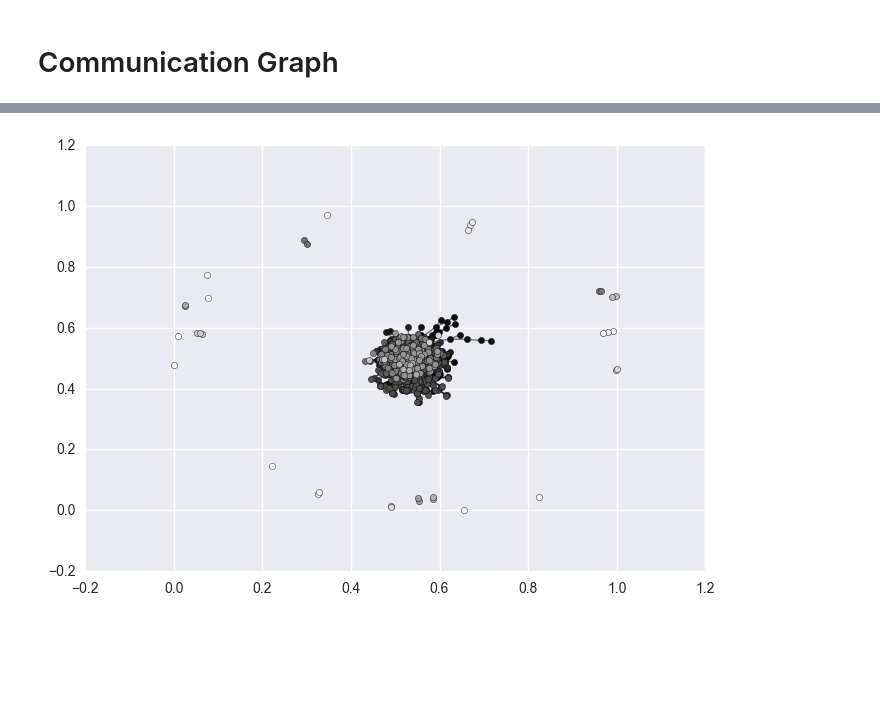
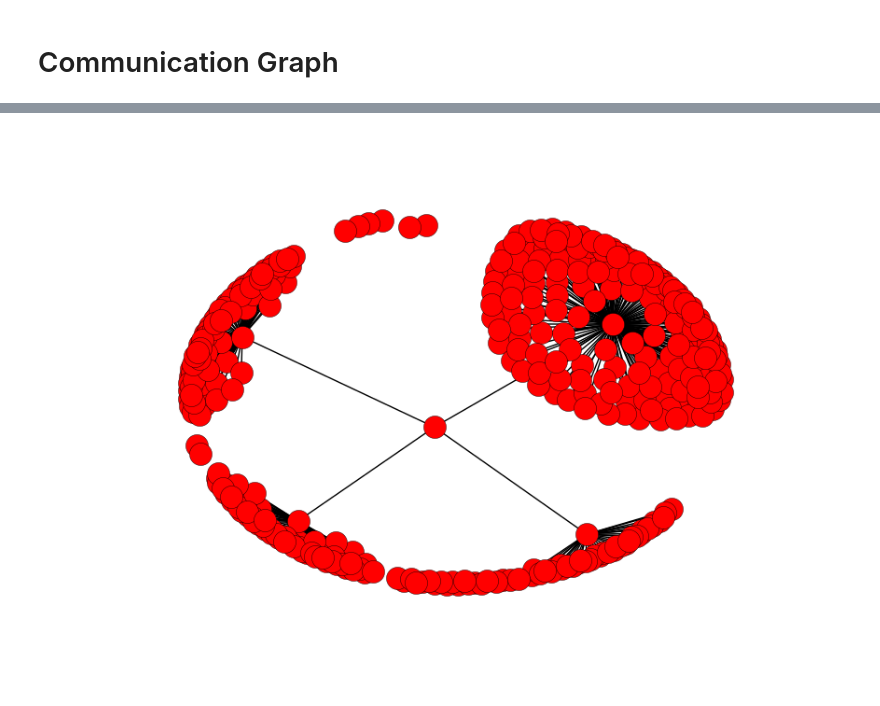
Before and after one commit to vidit09/ada-project, a Jupyter notebook: Communities/communities.ipynb, the cells around one changed output, grey strips where cells are left out. Cells and saved outputs as stored; diff of their text form; code cells hidden in the pictures; blank space fills up the shorter version.

```diff
--- a/Communities/communities.ipynb
+++ b/Communities/communities.ipynb
@@ -61,14 +145,14 @@ partition = community.best_partition(G)
-# %%
-#drawing
-size = float(len(set(partition.values())))
-pos = nx.spring_layout(G)
-count = 0.
-for com in set(partition.values()) :
-    count = count + 1.
-    list_nodes = [nodes for nodes in partition.keys() if partition[nodes] == com]
-    nx.draw_networkx_nodes(G, pos, list_nodes, node_size = 20, node_color = str(count / size))
-
-nx.draw_networkx_edges(G,pos, alpha=0.5)
-plt.show()
-# %% [output]
-[figure, removed]
+# %%
+path = "../data/reddit_uk_submissions_fullcorpus"
+all_files = glob.glob(os.path.join(path, "part-*"))
+dfs = pd.concat((pd.read_csv(f) for f in all_files), ignore_index=True)
+#dfs = dfs[dfs.num_comments >= 1000]
+# %%
+dfs_tmp = dfs[dfs.num_comments >= 500]
+df = dfs_tmp[['author', 'subreddit_id']]
+edges = list(zip(df['author'],df['subreddit_id']))
+G = nx.Graph()
+G.add_edges_from(edges)
+nx.draw(G)
+# %% [output]
+[figure, added]
```
Also changed, not shown: parts of 23 cells of this notebook, 1 other file.
